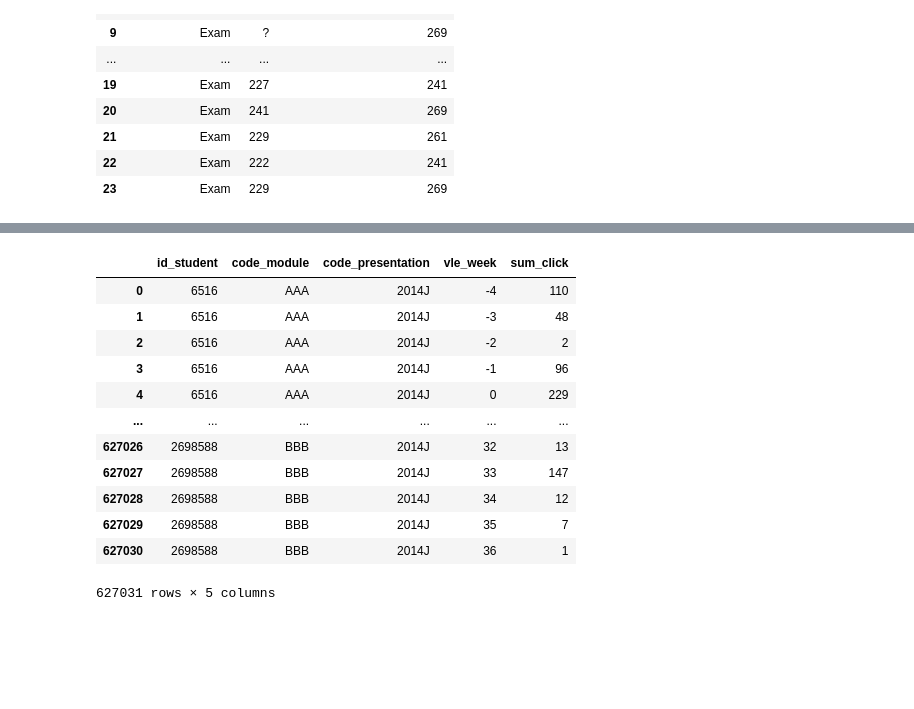
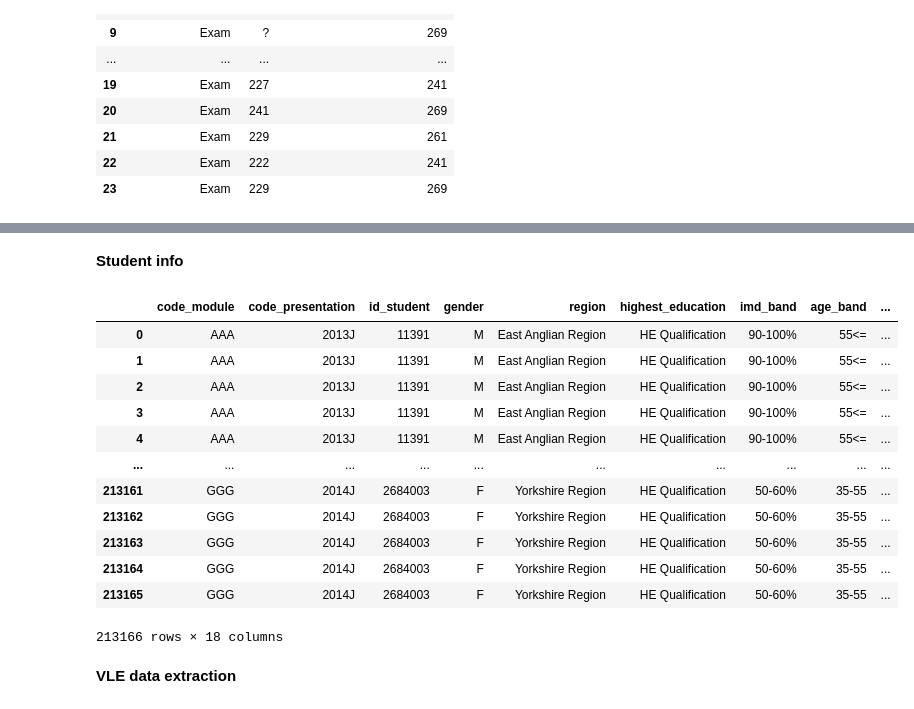
Before and after one commit to thiennguyen37-qn/early-academic-risk-warning, a Jupyter notebook: demo.ipynb, the cells around one changed output, grey strips where cells are left out. Drawn from its saved outputs; the diff is of its cells as text; code cells hidden in the pictures; blank space fills up the shorter version.

Commit message:
Merge data frames

```diff
--- a/demo.ipynb
+++ b/demo.ipynb
@@ -218,27 +208,26 @@ pd.merge(student_info, student_regs, on = ['code_module','code_presentation','id
+# %% [markdown]
+**Student info**
 # %%
-# Aggregate trực tiếp trong SQL - tránh load 10 triệu rows vào RAM
-df_grouped = pd.read_sql("""
-    SELECT
-        id_student,
-        code_module,
-        code_presentation,
-        CAST(FLOOR(CAST(date AS FLOAT) / 7) AS INTEGER) AS vle_week,
-        SUM(sum_click) AS sum_click
-    FROM studentVle
-    GROUP BY id_student, code_module, code_presentation, vle_week
-""", conn)
-df_grouped
+# Thay thế pd.read_sql(...)
+student_df = (
+    student_info
+    .merge(student_regs, on=['id_student', 'code_module', 'code_presentation'])
+    .merge(student_assessment, on='id_student', how='left')
+)
+student_df
 # %% [output]
-|  | id_student | code_module | code_presentation | vle_week | sum_click |
-| 0 | 6516 | AAA | 2014J | -4 | 110 |
-| 1 | 6516 | AAA | 2014J | -3 | 48 |
-| 2 | 6516 | AAA | 2014J | -2 | 2 |
-| 3 | 6516 | AAA | 2014J | -1 | 96 |
-| 4 | 6516 | AAA | 2014J | 0 | 229 |
-| ... | ... | ... | ... | ... | ... |
-| 627026 | 2698588 | BBB | 2014J | 32 | 13 |
-| 627027 | 2698588 | BBB | 2014J | 33 | 147 |
-| 627028 | 2698588 | BBB | 2014J | 34 | 12 |
-| 627029 | 2698588 | BBB | 2014J | 35 | 7 |
-| 627030 | 2698588 | BBB | 2014J | 36 | 1 |
+|  | code_module | code_presentation | id_student | gender | region | highest_education | imd_band | age_band | ... |
+| 0 | AAA | 2013J | 11391 | M | East Anglian Region | HE Qualification | 90-100% | 55<= | ... |
+| 1 | AAA | 2013J | 11391 | M | East Anglian Region | HE Qualification | 90-100% | 55<= | ... |
+| 2 | AAA | 2013J | 11391 | M | East Anglian Region | HE Qualification | 90-100% | 55<= | ... |
+| 3 | AAA | 2013J | 11391 | M | East Anglian Region | HE Qualification | 90-100% | 55<= | ... |
+| 4 | AAA | 2013J | 11391 | M | East Anglian Region | HE Qualification | 90-100% | 55<= | ... |
+| ... | ... | ... | ... | ... | ... | ... | ... | ... | ... |
+| 213161 | GGG | 2014J | 2684003 | F | Yorkshire Region | HE Qualification | 50-60% | 35-55 | ... |
+| 213162 | GGG | 2014J | 2684003 | F | Yorkshire Region | HE Qualification | 50-60% | 35-55 | ... |
+| 213163 | GGG | 2014J | 2684003 | F | Yorkshire Region | HE Qualification | 50-60% | 35-55 | ... |
+| 213164 | GGG | 2014J | 2684003 | F | Yorkshire Region | HE Qualification | 50-60% | 35-55 | ... |
+| 213165 | GGG | 2014J | 2684003 | F | Yorkshire Region | HE Qualification | 50-60% | 35-55 | ... |
-627031 rows × 5 columns
+213166 rows × 18 columns
+# %% [markdown]
+**VLE data extraction**
```
Also changed, not shown: parts of 7 cells of this notebook.
